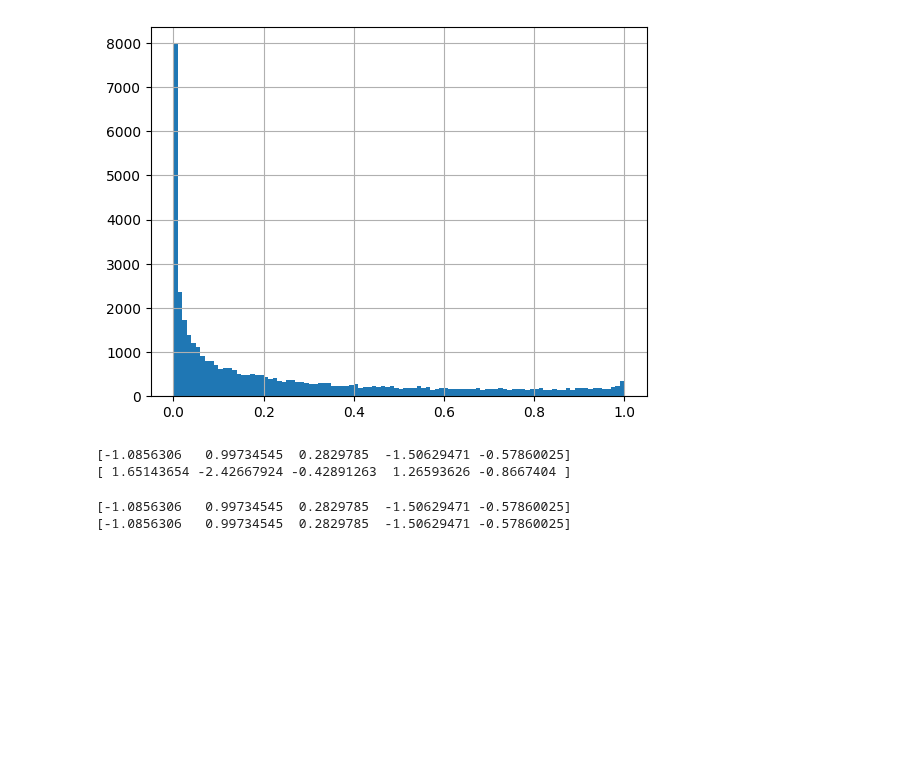
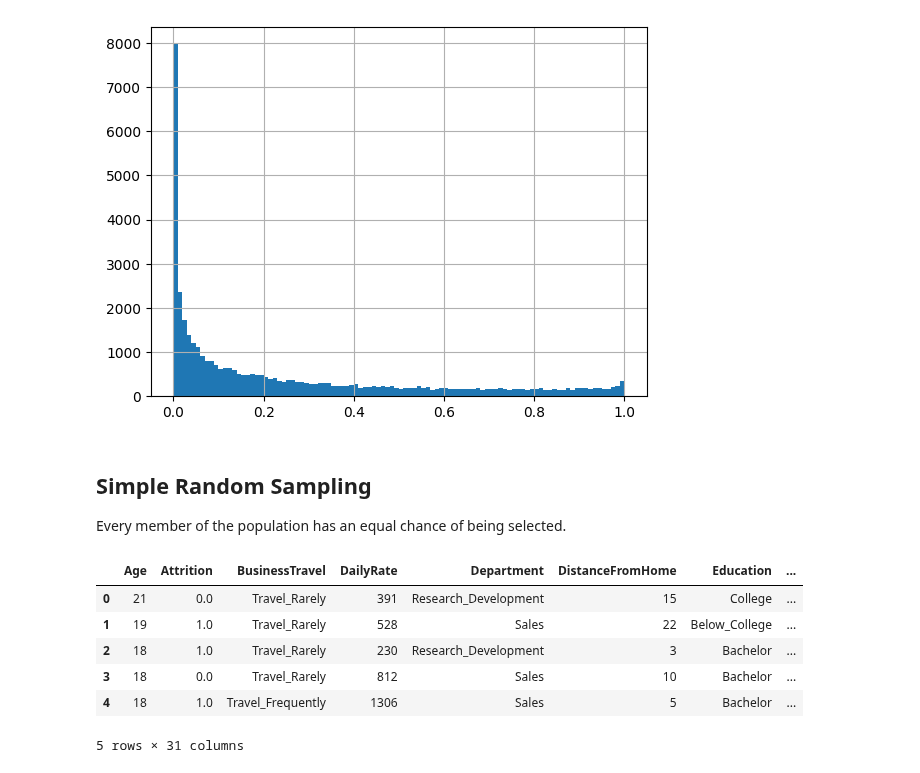
Before and after one commit to SyedaAnoosha/Data-Science-with-Python, a Jupyter notebook: Statistics/Sampling/Sampling.ipynb, the cells around one changed output. Drawn from its saved outputs; the diff is of its cells as text; code cells hidden in the pictures; blank space fills up the shorter version.

```diff
--- a/Statistics/Sampling/Sampling.ipynb
+++ b/Statistics/Sampling/Sampling.ipynb
@@ -73,22 +75,18 @@ spotify_population["acousticness"].hist(bins = np.arange(0,1.01,0.01))
 plt.show()
 # %% [output]
 [figure]
-# %%
-np.random.seed(123)
-x = np.random.normal(size=5)
-y = np.random.normal(size=5)
-print(x)
-print(y)
-# %% [output]
-[-1.0856306   0.99734545  0.2829785  -1.50629471 -0.57860025]
-[ 1.65143654 -2.42667924 -0.42891263  1.26593626 -0.8667404 ]
-# %%
-np.random.seed(123)
-x = np.random.normal(size=5)
-np.random.seed(123)
-y = np.random.normal(size=5)
-print(x)
-print(y)
-# %% [output]
-[-1.0856306   0.99734545  0.2829785  -1.50629471 -0.57860025]
-[-1.0856306   0.99734545  0.2829785  -1.50629471 -0.57860025]
+# %% [markdown]
+## Simple Random Sampling
+
+Every member of the population has an equal chance of being selected.
+# %%
+attrition = pd.read_feather('Datasets/attrition.feather')
+attrition.head()
+# %% [output]
+|  | Age | Attrition | BusinessTravel | DailyRate | Department | DistanceFromHome | Education | ... |
+| 0 | 21 | 0.0 | Travel_Rarely | 391 | Research_Development | 15 | College | ... |
+| 1 | 19 | 1.0 | Travel_Rarely | 528 | Sales | 22 | Below_College | ... |
+| 2 | 18 | 1.0 | Travel_Rarely | 230 | Research_Development | 3 | Bachelor | ... |
+| 3 | 18 | 0.0 | Travel_Rarely | 812 | Sales | 10 | Bachelor | ... |
+| 4 | 18 | 1.0 | Travel_Frequently | 1306 | Sales | 5 | Bachelor | ... |
+5 rows × 31 columns
```
Also changed, not shown: parts of 21 cells of this notebook, 1 other file.
